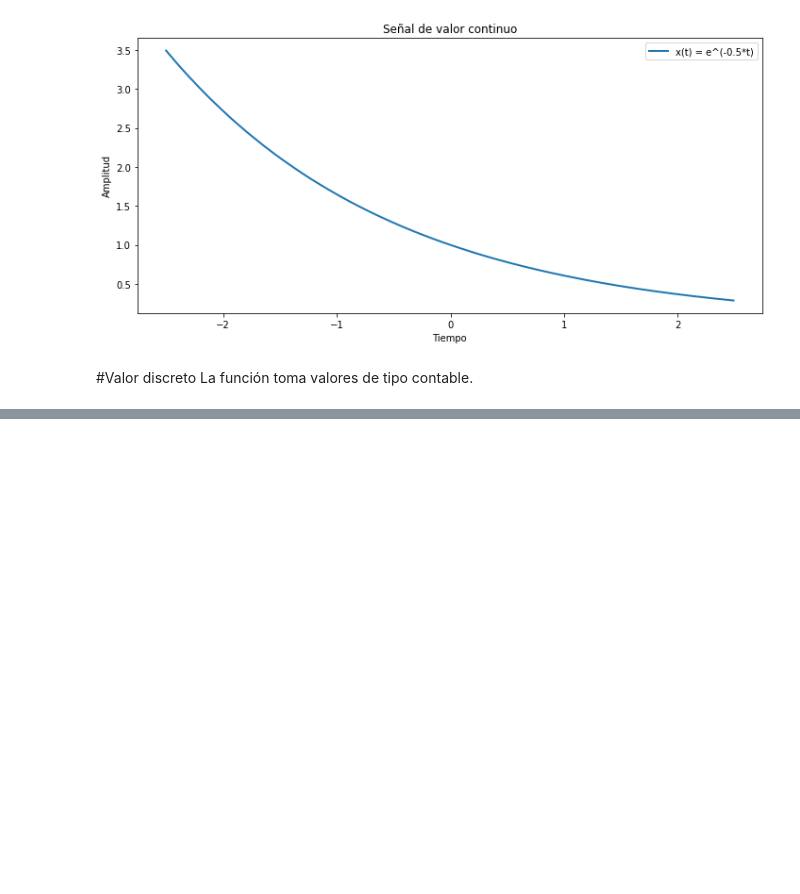
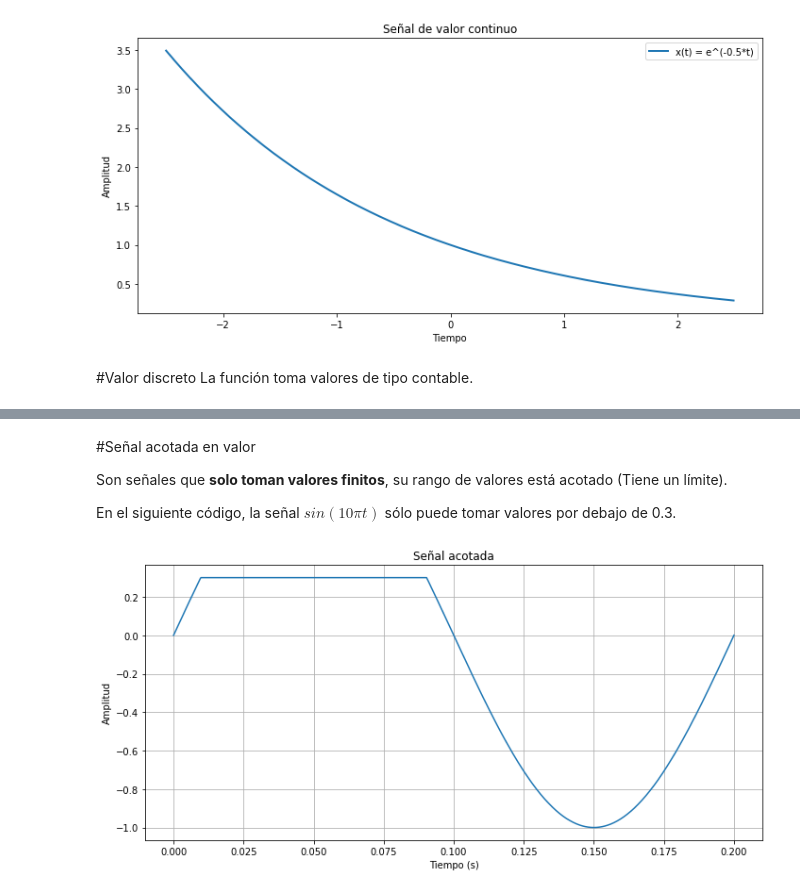
Before and after one commit to avilagab/Circuits, a Jupyter notebook: SYS/SYS01.ipynb, the cells around one changed output, grey strips where cells are left out. Cells and saved outputs as stored; diff of their text form; code cells hidden in the pictures; blank space fills up the shorter version.

```diff
--- a/SYS/SYS01.ipynb
+++ b/SYS/SYS01.ipynb
@@ -97,3 +117,26 @@ plt.show()
+# %% [markdown]
+#Señal acotada en valor
+
+Son señales que **solo toman valores finitos**, su rango de valores está acotado (Tiene un límite).
+
+En el siguiente código, la señal $sin(10\pi t)$ sólo puede tomar valores por debajo de 0.3.
+# %%
+# Definir la señal
+t = np.linspace(0, 0.2, num=1000)
+x = np.sin(2 * np.pi * 5 * t)
+
+# Acotar la señal (Recortar)
+x = np.clip(x, -1, 0.3)
+
+# Graficar la señal
+plt.plot(t, x)
+plt.xlabel('Tiempo (s)')
+plt.ylabel('Amplitud')
+plt.title('Señal acotada')
+plt.grid(True)
+plt.show()
+# %% [output]
+[figure, added]
 # %% [markdown]
 # Procesamiento de señales
 
```
Also changed, not shown: parts of 3 cells of this notebook.
